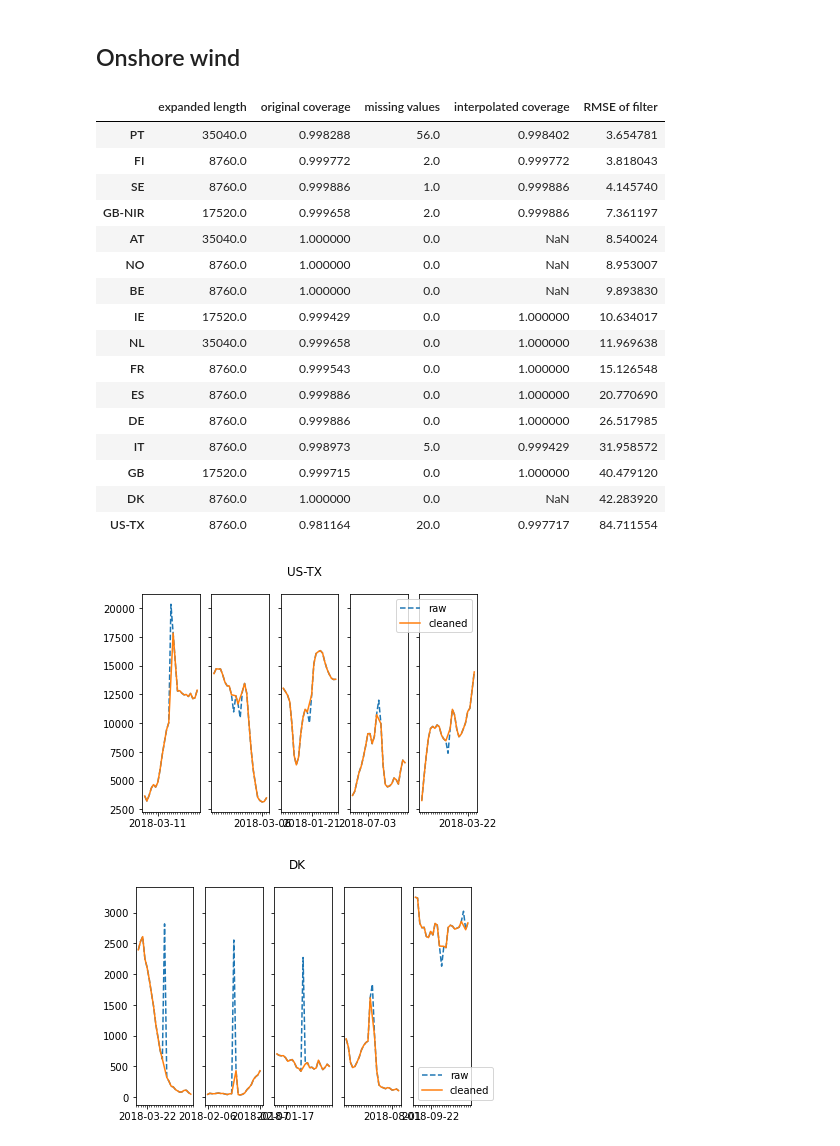
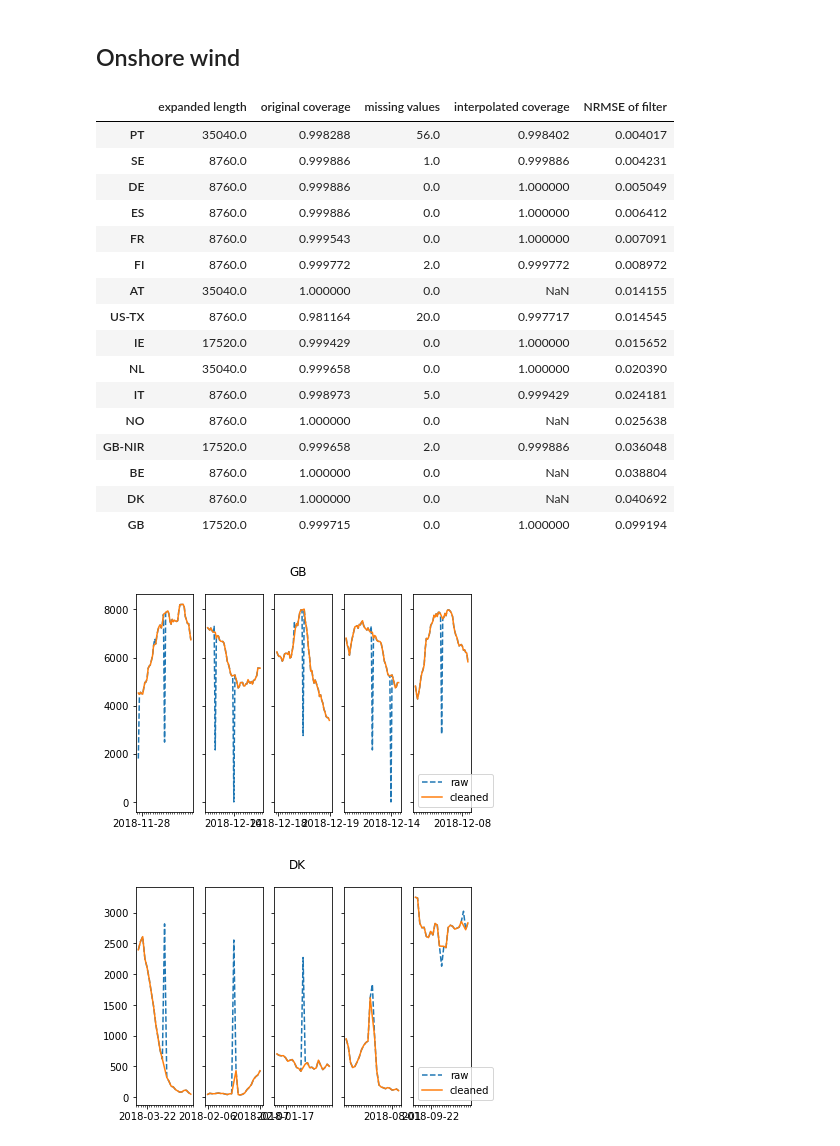
Before and after one commit to vttresearch/windtask25-timeseries, a Jupyter notebook: notebooks/02b-analyze-cleaning.ipynb, the cells around one changed output. Saved outputs shown, nothing was run; the diff lists cells and outputs as text; code cells hidden in the pictures.

Commit message:
Calculate NRMSE for the whole filtered data
NRMSE is calculated after filling the gaps and peak and drop filtering.

```diff
--- a/notebooks/02b-analyze-cleaning.ipynb
+++ b/notebooks/02b-analyze-cleaning.ipynb
@@ -51,29 +51,29 @@ for other_src_path in glob('../data/raw/others/*_generation_Wind Onshore.csv'):
         raw_data[col] = ts
 cleaned_data = pd.read_csv('../data/intermediate/Generation Wind Onshore.csv', index_col=0, parse_dates=True)
 statistics = pd.read_csv('../data/intermediate/Statistics generation Wind Onshore.csv', index_col=0)
-statistics.sort_values('RMSE of filter')
+statistics.sort_values('NRMSE of filter')
 # %% [output]
-|  | expanded length | original coverage | missing values | interpolated coverage | RMSE of filter |
-| PT | 35040.0 | 0.998288 | 56.0 | 0.998402 | 3.654781 |
-| FI | 8760.0 | 0.999772 | 2.0 | 0.999772 | 3.818043 |
-| SE | 8760.0 | 0.999886 | 1.0 | 0.999886 | 4.145740 |
-| GB-NIR | 17520.0 | 0.999658 | 2.0 | 0.999886 | 7.361197 |
-| AT | 35040.0 | 1.000000 | 0.0 | NaN | 8.540024 |
-| NO | 8760.0 | 1.000000 | 0.0 | NaN | 8.953007 |
-| BE | 8760.0 | 1.000000 | 0.0 | NaN | 9.893830 |
-| IE | 17520.0 | 0.999429 | 0.0 | 1.000000 | 10.634017 |
-| NL | 35040.0 | 0.999658 | 0.0 | 1.000000 | 11.969638 |
-| FR | 8760.0 | 0.999543 | 0.0 | 1.000000 | 15.126548 |
-| ES | 8760.0 | 0.999886 | 0.0 | 1.000000 | 20.770690 |
-| DE | 8760.0 | 0.999886 | 0.0 | 1.000000 | 26.517985 |
-| IT | 8760.0 | 0.998973 | 5.0 | 0.999429 | 31.958572 |
-| GB | 17520.0 | 0.999715 | 0.0 | 1.000000 | 40.479120 |
-| DK | 8760.0 | 1.000000 | 0.0 | NaN | 42.283920 |
-| US-TX | 8760.0 | 0.981164 | 20.0 | 0.997717 | 84.711554 |
+|  | expanded length | original coverage | missing values | interpolated coverage | NRMSE of filter |
+| PT | 35040.0 | 0.998288 | 56.0 | 0.998402 | 0.004017 |
+| SE | 8760.0 | 0.999886 | 1.0 | 0.999886 | 0.004231 |
+| DE | 8760.0 | 0.999886 | 0.0 | 1.000000 | 0.005049 |
+| ES | 8760.0 | 0.999886 | 0.0 | 1.000000 | 0.006412 |
+| FR | 8760.0 | 0.999543 | 0.0 | 1.000000 | 0.007091 |
+| FI | 8760.0 | 0.999772 | 2.0 | 0.999772 | 0.008972 |
+| AT | 35040.0 | 1.000000 | 0.0 | NaN | 0.014155 |
+| US-TX | 8760.0 | 0.981164 | 20.0 | 0.997717 | 0.014545 |
+| IE | 17520.0 | 0.999429 | 0.0 | 1.000000 | 0.015652 |
+| NL | 35040.0 | 0.999658 | 0.0 | 1.000000 | 0.020390 |
+| IT | 8760.0 | 0.998973 | 5.0 | 0.999429 | 0.024181 |
+| NO | 8760.0 | 1.000000 | 0.0 | NaN | 0.025638 |
+| GB-NIR | 17520.0 | 0.999658 | 2.0 | 0.999886 | 0.036048 |
+| BE | 8760.0 | 1.000000 | 0.0 | NaN | 0.038804 |
+| DK | 8760.0 | 1.000000 | 0.0 | NaN | 0.040692 |
+| GB | 17520.0 | 0.999715 | 0.0 | 1.000000 | 0.099194 |
 # %%
-plot_highest_errors(raw_data['US-TX'], cleaned_data['US-TX'])
+plot_highest_errors(raw_data['GB'], cleaned_data['GB'])
 # %% [output]
-[figure, old version]
+[figure, new version]
 # %%
 plot_highest_errors(raw_data['DK'], cleaned_data['DK'])
 # %% [output]
```
Also changed, not shown: parts of 11 cells of this notebook, 2 other files.
